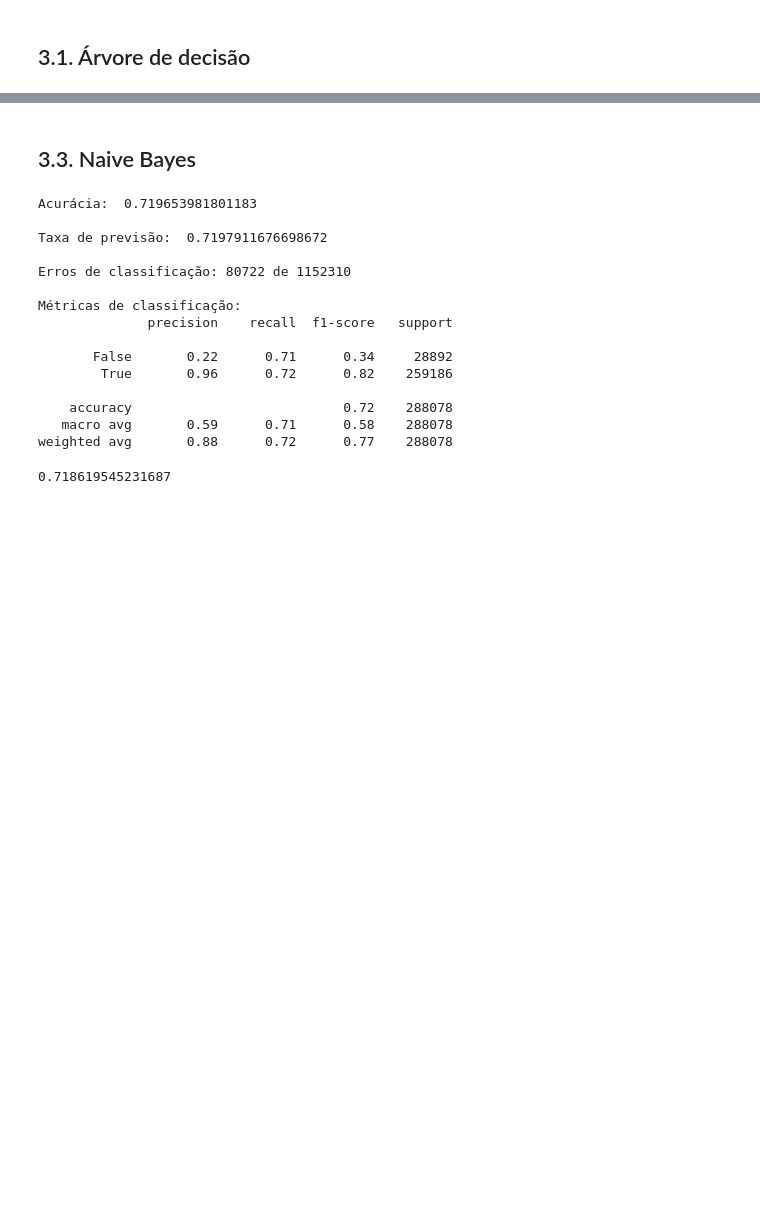
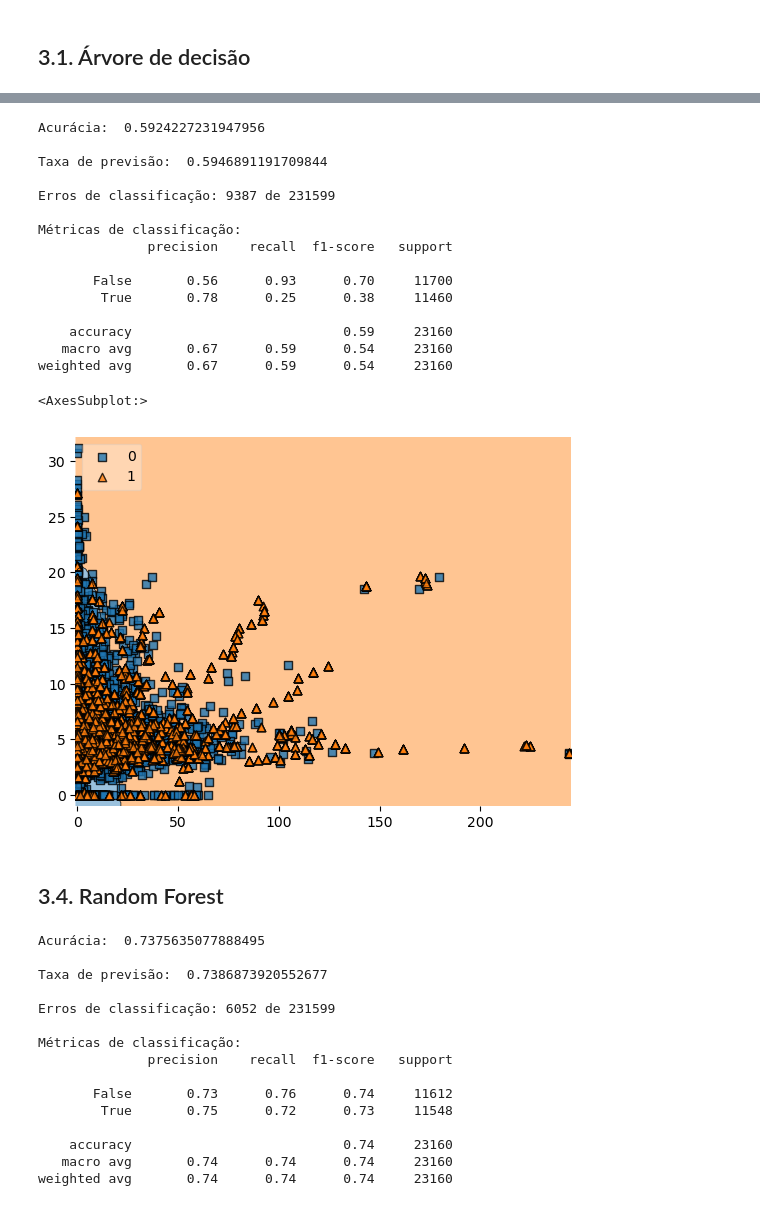
Before and after one commit to renankw/tcc-puc-minas, a Jupyter notebook: tcc_puc_minas_renan_wachter.ipynb, the cells around one changed output, grey strips where cells are left out. Drawn from its saved outputs; the diff is of its cells as text; code cells hidden in the pictures; blank space fills up the shorter version.

```diff
--- a/tcc_puc_minas_renan_wachter.ipynb
+++ b/tcc_puc_minas_renan_wachter.ipynb
@@ -892,7 +898,7 @@ def aplicar_ml(tipo_modelo, df: DataFrame, col_x: list, col_y: str):
     df_x = df[col_x]
     df_y = df[col_y]
 
-    x_train, x_test, y_train, y_test = train_test_split(df_x, df_y)
+    x_train, x_test, y_train, y_test = train_test_split(df_x, df_y, test_size=0.1)
 
     model_name = tipo_modelo
     model = model_name.fit(x_train, y_train)
@@ -987,6 +1050,0 @@ cross_validation['test_score'].mean()
-# %%
-df    = df_modelo
-col_x = ['precipitacao_mm', 'pressao_atm', 'temperatura_ar', 'umidade_ar', 'vento_rajada_maxima']
-col_y = 'alerta_desastre'
-
-aplicar_ml(LogisticRegression(), df=df, col_x=col_x, col_y=col_y)
@@ -1027,30 +1089,45 @@ cross_validation['test_score'].mean()
-# %% [markdown]
-## 3.3. Naive Bayes
+# %%
+col_x = ['precipitacao_mm_acm_24h', 'vento_rajada_maxima_media_24h']
+
+aplicar_ml(GaussianNB(), df=df, col_x=col_x, col_y=col_y)
+
+# gráfico
+plot_decision_regions(x_test.values, y_test.astype(np.int_).values, clf = model, legend = 2)
+# %% [output]
+Acurácia:  0.5924227231947956
+
+Taxa de previsão:  0.5946891191709844
+
+Erros de classificação: 9387 de 231599
+
+Métricas de classificação:
+              precision    recall  f1-score   support
+
+       False       0.56      0.93      0.70     11700
+        True       0.78      0.25      0.38     11460
+
+    accuracy                           0.59     23160
+   macro avg       0.67      0.59      0.54     23160
+weighted avg       0.67      0.59      0.54     23160
+<AxesSubplot:>
+[figure, added]
+# %% [markdown]
+## 3.4. Random Forest
 # %%
-df    = df_upsampled
-col_x = ['precipitacao_mm', 'pressao_atm', 'temperatura_ar', 'umidade_ar', 'vento_rajada_maxima']
-col_y = 'alerta_desastre'
-
-aplicar_ml(GaussianNB(), df=df, col_x=col_x, col_y=col_y)
+aplicar_ml(RandomForestClassifier(), df=df, col_x=col_x, col_y=col_y)
 # %% [output]
-Acurácia:  0.719653981801183
+Acurácia:  0.7375635077888495
 
-Taxa de previsão:  0.7197911676698672
+Taxa de previsão:  0.7386873920552677
 
-Erros de classificação: 80722 de 1152310
+Erros de classificação: 6052 de 231599
 
 Métricas de classificação:
               precision    recall  f1-score   support
 
-       False       0.22      0.71      0.34     28892
-        True       0.96      0.72      0.82    259186
+       False       0.73      0.76      0.74     11612
+        True       0.75      0.72      0.73     11548
 
-    accuracy                           0.72    288078
-   macro avg       0.59      0.71      0.58    288078
-weighted avg       0.88      0.72      0.77    288078
+    accuracy                           0.74     23160
+   macro avg       0.74      0.74      0.74     23160
+weighted avg       0.74      0.74      0.74     23160
-# %%
-cross_validation = cross_validate(model_name, x_train, y_train, cv=10, return_estimator=True)
-
-cross_validation['test_score'].mean()
-# %% [output]
-0.718619545231687
```
Also changed, not shown: parts of 52 cells of this notebook.
